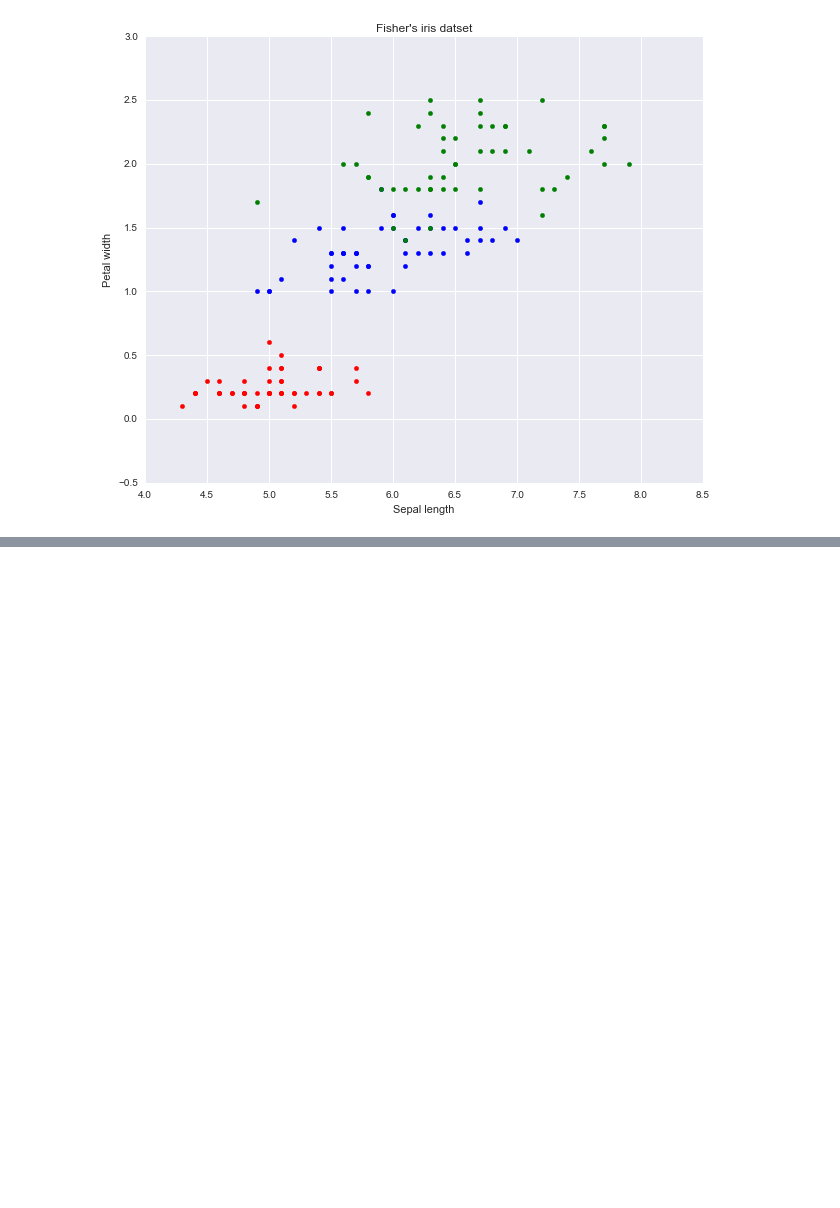
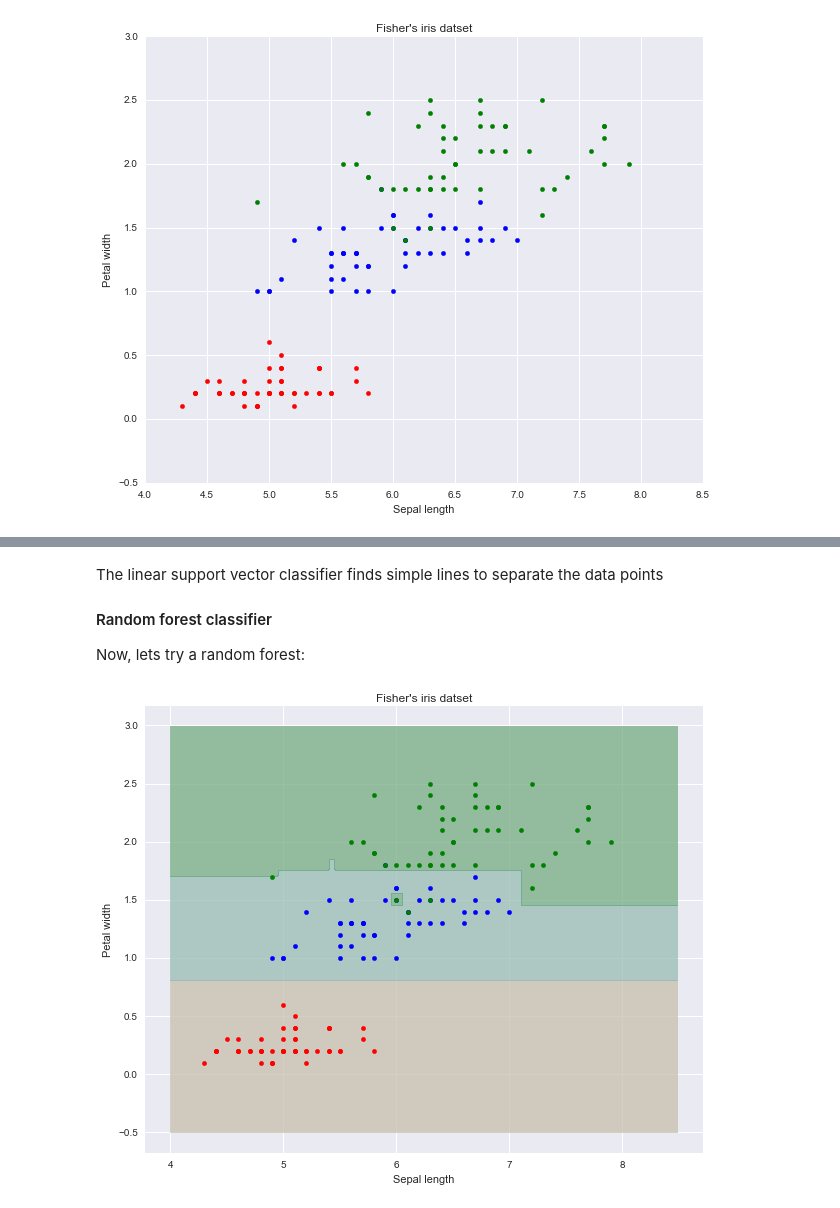
Before and after one commit to Britefury/deep-learning-tutorial-pydata, a Jupyter notebook: INTRO ML 01 - Machine learning - a very basic introduction.ipynb, the cells around one changed output, grey strips where cells are left out. Drawn from its saved outputs; the diff is of its cells as text; code cells hidden in the pictures; blank space fills up the shorter version.

```diff
--- a/INTRO ML 01 - Machine learning - a very basic introduction.ipynb
+++ b/INTRO ML 01 - Machine learning - a very basic introduction.ipynb
@@ -108,0 +127,13 @@ plt.show()
+# %% [markdown]
+The linear support vector classifier finds simple lines to separate the data points
+
+#### Random forest classifier
+
+Now, lets try a random forest:
+# %%
+fclf = RandomForestClassifier()
+fclf.fit(X03, Y)
+
+clf_plot(fclf)
+# %% [output]
+[figure, added]
```
Also changed, not shown: parts of 11 cells of this notebook.
